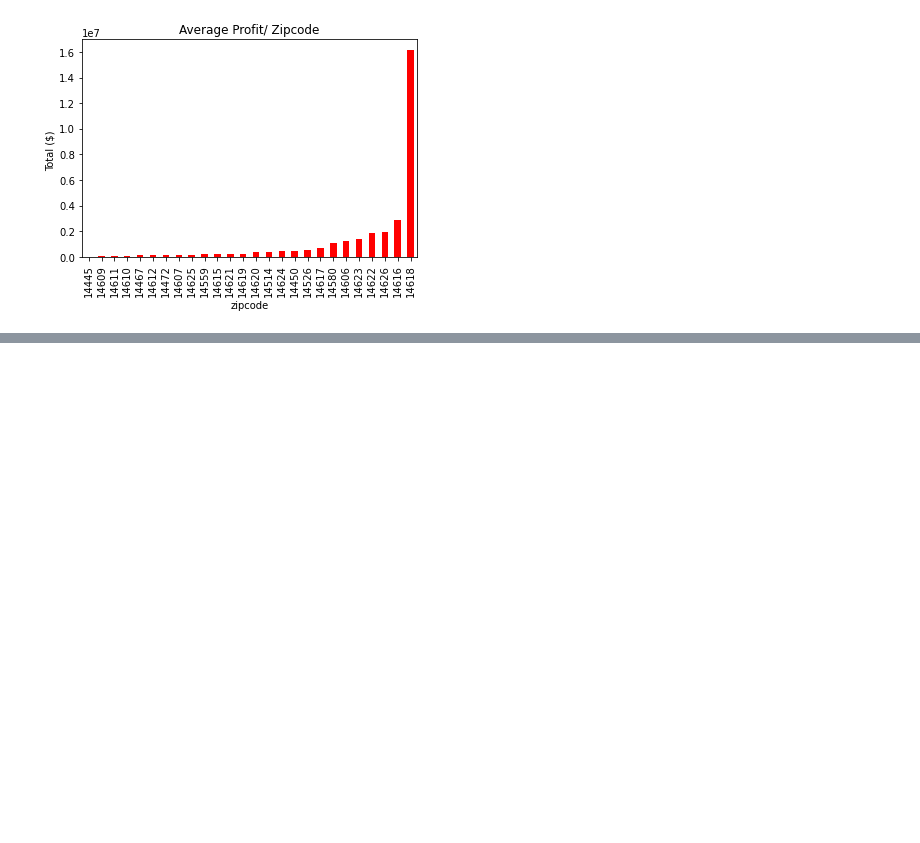
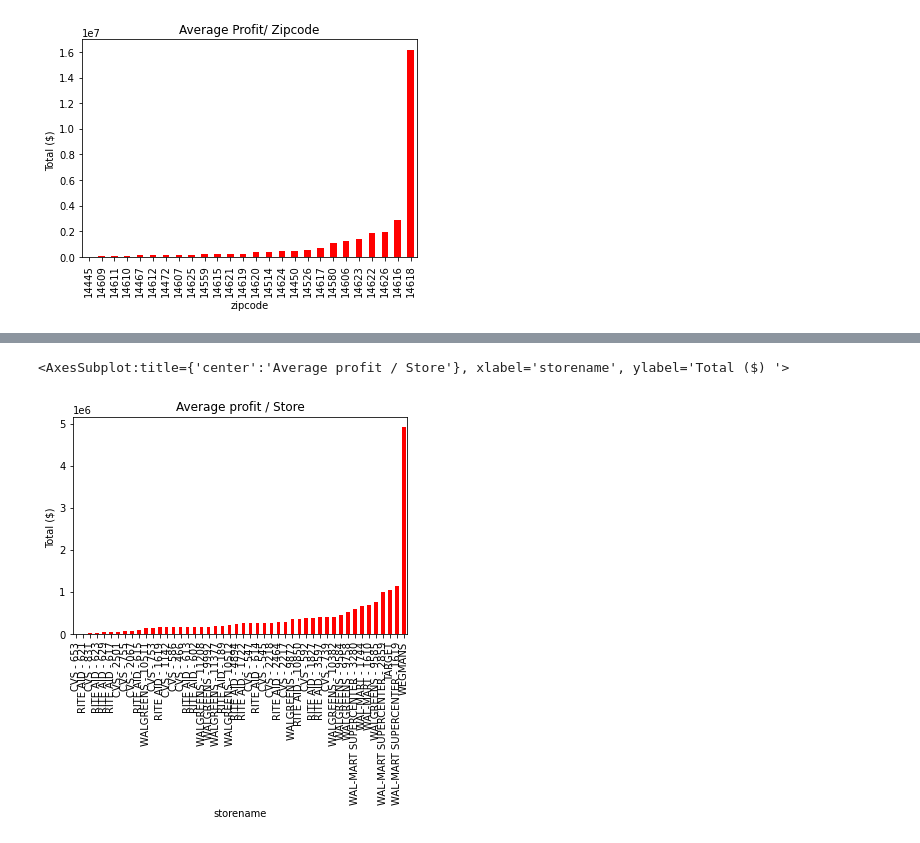
Before and after one commit to jymjam/Business-analytics-competition, a Jupyter notebook: data_cleaning/EDA.ipynb, the cells around one changed output, grey strips where cells are left out. Saved outputs shown, nothing was run; the diff lists cells and outputs as text; code cells hidden in the pictures; blank space fills up the shorter version.

```diff
--- a/data_cleaning/EDA.ipynb
+++ b/data_cleaning/EDA.ipynb
@@ -555,0 +583,4 @@ profit_per_zipcode.sort_values().plot(kind = 'bar',
+# %%
+number_stores = df_info.groupby(['storename']).count()['storenum']
+
+number_stores.sort_values().tail(10)
@@ -555,0 +600,3 @@ profit_per_zipcode.sort_values().plot(kind = 'bar',
+# %%
+profit_per_store = total_profit_store_groups/number_stores
+profit_per_store.sort_values().tail(10)
@@ -555,0 +616,8 @@ profit_per_zipcode.sort_values().plot(kind = 'bar',
+# %%
+profit_per_store.sort_values().plot(kind = 'bar',
+                             color = 'red',
+                            ylabel = 'Total ($) ',
+                            title = 'Average profit / Store')
+# %% [output]
+<AxesSubplot:title={'center':'Average profit / Store'}, xlabel='storename', ylabel='Total ($) '>
+[figure, added]
```
Also changed, not shown: parts of 8 cells of this notebook.
